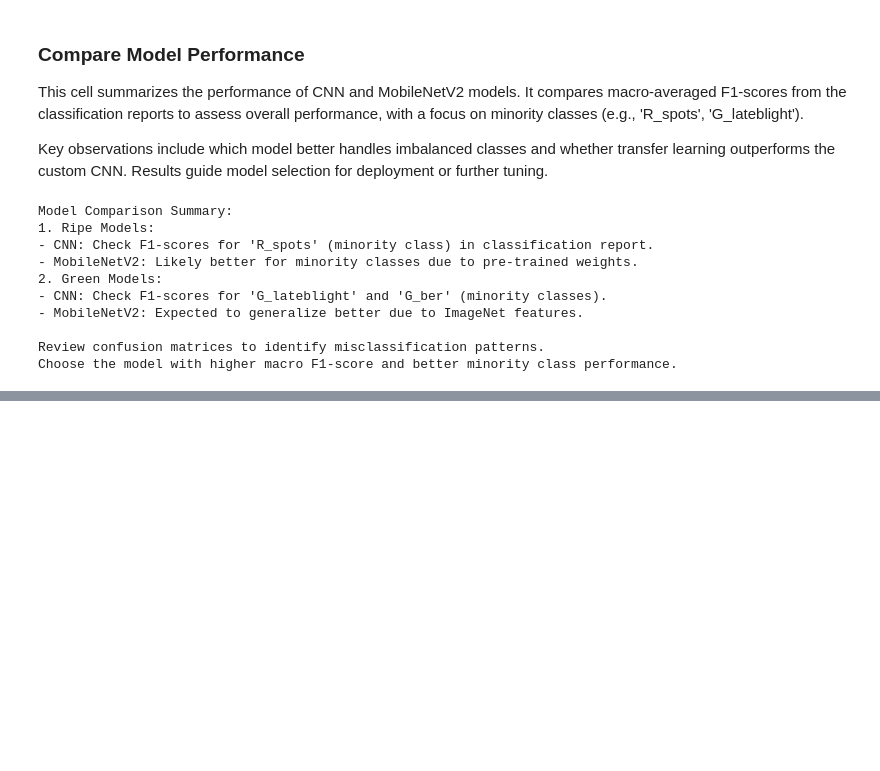
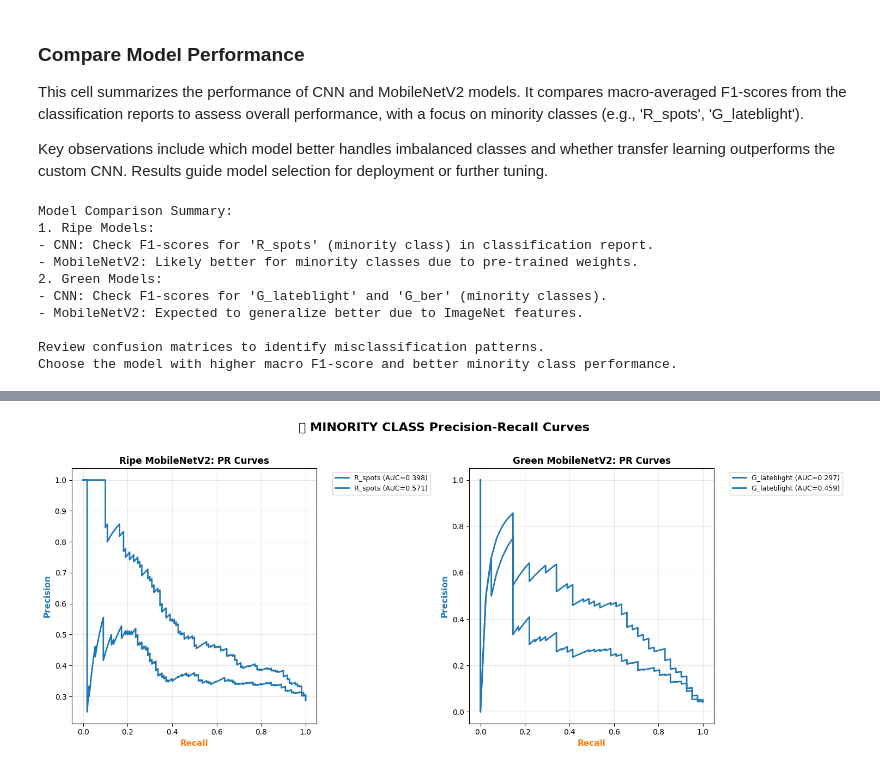
Before and after one commit to ChiriKamau/limaAI, a Jupyter notebook: notebooks/Check_perfomance.ipynb, the cells around one changed output, grey strips where cells are left out. Cells and saved outputs as stored; diff of their text form; code cells hidden in the pictures; blank space fills up the shorter version.

```diff
--- a/notebooks/Check_perfomance.ipynb
+++ b/notebooks/Check_perfomance.ipynb
@@ -240,0 +325,72 @@ Choose the model with higher macro F1-score and better minority class performanc
+# %%
+from sklearn.metrics import precision_recall_curve, average_precision_score
+from sklearn.preprocessing import label_binarize
+import matplotlib.gridspec as gridspec
+
+# FIXED: Multiclass One-vs-Rest PR Curves
+def plot_multiclass_pr_curves(y_true, y_pred_proba, class_indices, model_name, ax, focus_classes=None):
+    """Plot PR curves for multiclass using one-vs-rest"""
+    n_classes = len(class_indices)
+    y_true_bin = label_binarize(y_true, classes=range(n_classes))
+
+    # Focus on specific classes or all
+    if focus_classes:
+        plot_classes = focus_classes
+    else:
+        plot_classes = range(n_classes)
+
+    colors = ['#1F77B4', '#FF7F0E', '#2E8B57', '#D62728']  # Blue, Orange, Green, Red
+
+    for i, class_idx in enumerate(plot_classes):
+        # Get probabilities for this class
+        y_score = y_pred_proba[:, class_idx]
+
+        # Compute PR curve
+        precision, recall, _ = precision_recall_curve(y_true_bin[:, class_idx], y_score)
+        auc = average_precision_score(y_true_bin[:, class_idx], y_score)
+
+        # Plot with distinct colors
+        ax.plot(recall, precision, color=colors[i % len(colors)], linewidth=2,
+                label=f"{list(class_indices.keys())[class_idx]} (AUC={auc:.3f})")
+
+    ax.set_xlabel('Recall', color='#FF7F0E', fontweight='bold', fontsize=11)
+    ax.set_ylabel('Precision', color='#1F77B4', fontweight='bold', fontsize=11)
+    ax.set_title(f'{model_name}: PR Curves', fontweight='bold', fontsize=12)
+    ax.legend(bbox_to_anchor=(1.05, 1), loc='upper left', fontsize=9)
+    ax.grid(True, alpha=0.3)
+
+# FOCUS ON MINORITY CLASSES
+ripe_focus = [ripe_cnn_val_gen.class_indices['R_spots']]  # Index of R_spots
+green_focus = [green_cnn_val_gen.class_indices['G_lateblight']]  # Index of G_lateblight
+
+# Create plots
+fig = plt.figure(figsize=(15, 6))
+
+# Ripe PR Curves (focus on R_spots)
+ax1 = plt.subplot(1, 2, 1)
+plot_multiclass_pr_curves(ripe_cnn_true, ripe_cnn_model.predict(ripe_cnn_val_gen),
+                         ripe_cnn_val_gen.class_indices, 'Ripe CNN', ax1, ripe_focus)
+plot_multiclass_pr_curves(ripe_transfer_true, ripe_transfer_model.predict(ripe_transfer_val_gen),
+                         ripe_transfer_val_gen.class_indices, 'Ripe MobileNetV2', ax1, ripe_focus)
+
+# Green PR Curves (focus on G_lateblight)
+ax2 = plt.subplot(1, 2, 2)
+plot_multiclass_pr_curves(green_cnn_true, green_cnn_model.predict(green_cnn_val_gen),
+                         green_cnn_val_gen.class_indices, 'Green CNN', ax2, green_focus)
+plot_multiclass_pr_curves(green_transfer_true, green_transfer_model.predict(green_transfer_val_gen),
+                         green_transfer_val_gen.class_indices, 'Green MobileNetV2', ax2, green_focus)
+
+plt.suptitle('🍅 MINORITY CLASS Precision-Recall Curves', fontsize=16, fontweight='bold', y=1.02)
+plt.tight_layout()
+plt.show()
+
+# PRINT AUC SUMMARY
+print("\n📊 MINORITY CLASS PR-AUC SUMMARY:")
+print("RIPE (R_spots):")
+print(f"  CNN:     {average_precision_score(label_binarize(ripe_cnn_true, classes=range(3))[:,ripe_focus[0]], ripe_cnn_model.predict(ripe_cnn_val_gen)[:,ripe_focus[0]]):.3f}")
+print(f"  MobileNetV2: {average_precision_score(label_binarize(ripe_transfer_true, classes=range(3))[:,ripe_focus[0]], ripe_transfer_model.predict(ripe_transfer_val_gen)[:,ripe_focus[0]]):.3f}")
+
+print("\nGREEN (G_lateblight):")
+print(f"  CNN:     {average_precision_score(label_binarize(green_cnn_true, classes=range(4))[:,green_focus[0]], green_cnn_model.predict(green_cnn_val_gen)[:,green_focus[0]]):.3f}")
+print(f"  MobileNetV2: {average_precision_score(label_binarize(green_transfer_true, classes=range(4))[:,green_focus[0]], green_transfer_model.predict(green_transfer_val_gen)[:,green_focus[0]]):.3f}")
+# %% [output]
@@ -240,0 +401 @@ Choose the model with higher macro F1-score and better minority class performanc
+[figure, added]
```
Also changed, not shown: parts of 7 cells of this notebook.
